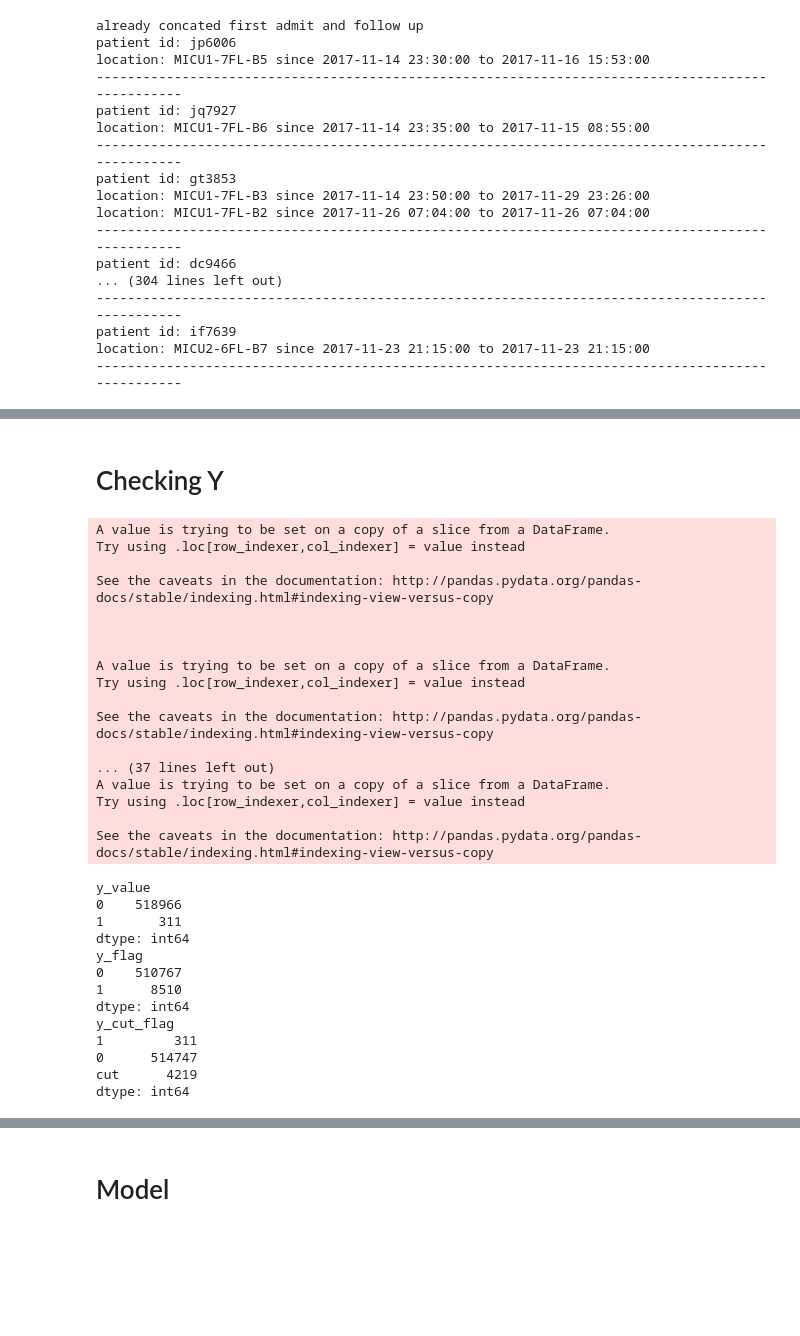
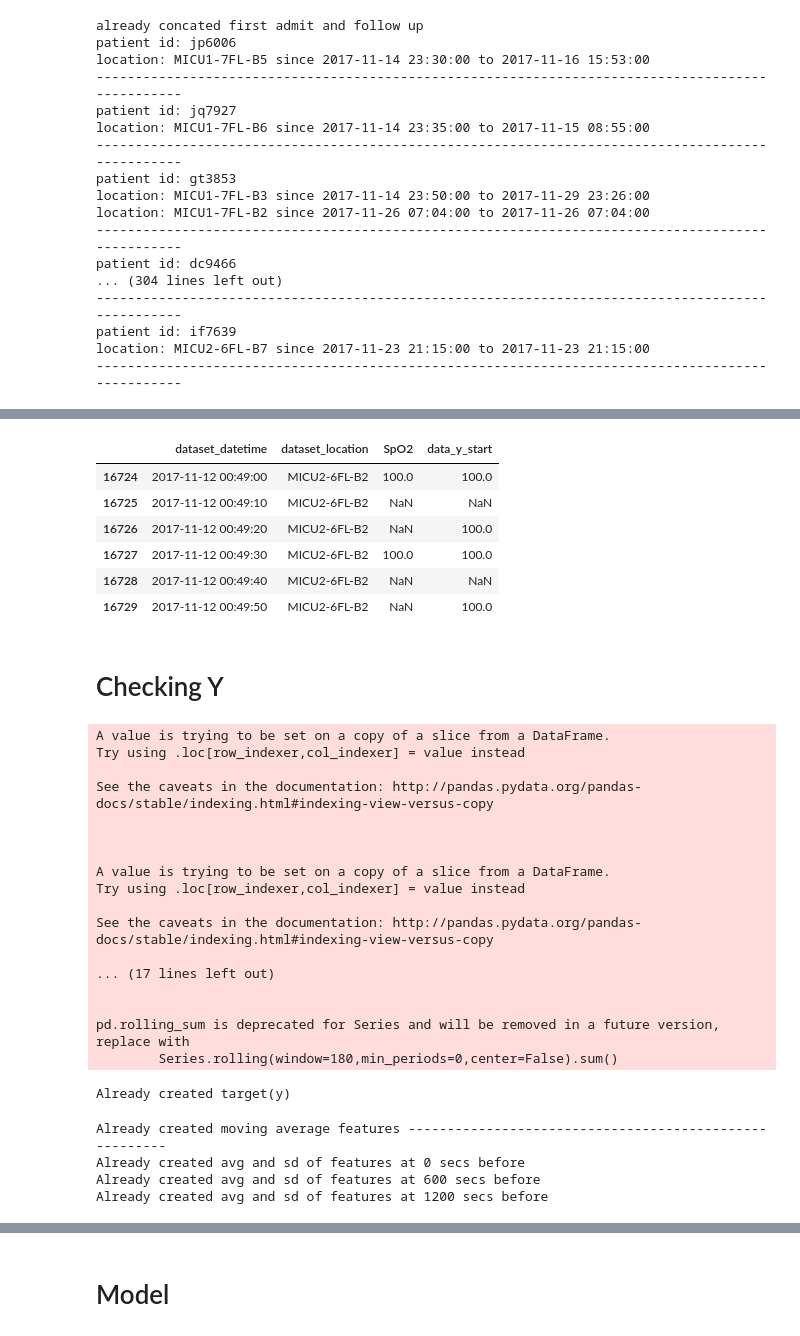
Before and after one commit to fooljames/ml-med, a Jupyter notebook: 2018.01.21.ipynb, the cells around one changed output, grey strips where cells are left out. Cells and saved outputs as stored; diff of their text form; code cells hidden in the pictures; blank space fills up the shorter version.

```diff
--- a/2018.01.21.ipynb
+++ b/2018.01.21.ipynb
@@ -118 +136,6 @@ data.head(3)
 3 rows × 76 columns
+# %%
+test = data[['dataset_datetime', 'dataset_location', 'SpO2']]
+# %%
+sum_start = lambda x: pd.rolling_sum(x[::-1], window = 2, min_periods = 0)[::-1]
+test['data_y_start'] = test.groupby('dataset_location')['SpO2'].apply(sum_start)
@@ -119,7 +152,17 @@ data.head(3)
+# %%
+test[test['dataset_location']  == 'MICU2-6FL-B2'].head(6)
+# %% [output]
+|  | dataset_datetime | dataset_location | SpO2 | data_y_start |
+| 16724 | 2017-11-12 00:49:00 | MICU2-6FL-B2 | 100.0 | 100.0 |
+| 16725 | 2017-11-12 00:49:10 | MICU2-6FL-B2 | NaN | NaN |
+| 16726 | 2017-11-12 00:49:20 | MICU2-6FL-B2 | NaN | 100.0 |
+| 16727 | 2017-11-12 00:49:30 | MICU2-6FL-B2 | 100.0 | 100.0 |
+| 16728 | 2017-11-12 00:49:40 | MICU2-6FL-B2 | NaN | NaN |
+| 16729 | 2017-11-12 00:49:50 | MICU2-6FL-B2 | NaN | 100.0 |
 # %% [markdown]
 # Checking Y
 # %%
-df_1 = check_y(data, delta_change=-2.0)
+df_1 = check_y(data, delta_change=-2.0, start = 1500, end = 1800)
 # %% [output]
 A value is trying to be set on a copy of a slice from a DataFrame.
 Try using .loc[row_indexer,col_indexer] = value instead
@@ -133,26 +176,9 @@ Try using .loc[row_indexer,col_indexer] = value instead
 
 See the caveats in the documentation: http://pandas.pydata.org/pandas-docs/stable/indexing.html#indexing-view-versus-copy
 
-... (37 lines left out)
-A value is trying to be set on a copy of a slice from a DataFrame.
-Try using .loc[row_indexer,col_indexer] = value instead
+... (17 lines left out)
 
-See the caveats in the documentation: http://pandas.pydata.org/pandas-docs/stable/indexing.html#indexing-view-versus-copy
+
+pd.rolling_sum is deprecated for Series and will be removed in a future version, replace with
+        Series.rolling(window=180,min_periods=0,center=False).sum()
+Already created target(y)
-# %%
-print(df_1.groupby(['y_value']).size())
-print(df_1.groupby(['y_flag']).size())
-print(df_1.groupby(['y_cut_flag']).size())
-# %% [output]
-y_value
-0    518966
-1       311
-dtype: int64
-y_flag
-0    510767
-1      8510
-dtype: int64
-y_cut_flag
-1         311
-0      514747
-cut      4219
-dtype: int64
@@ -161,2 +185,7 @@ ncolumn = len(df_1.columns)
 # %%
-data_2 = create_features(df_1)
+data_2, features = create_features(df_1, n_before = 3)
+# %% [output]
+Already created moving average features -------------------------------------------------------
+Already created avg and sd of features at 0 secs before
+Already created avg and sd of features at 600 secs before
+Already created avg and sd of features at 1200 secs before
```
Also changed, not shown: parts of 27 cells of this notebook.
